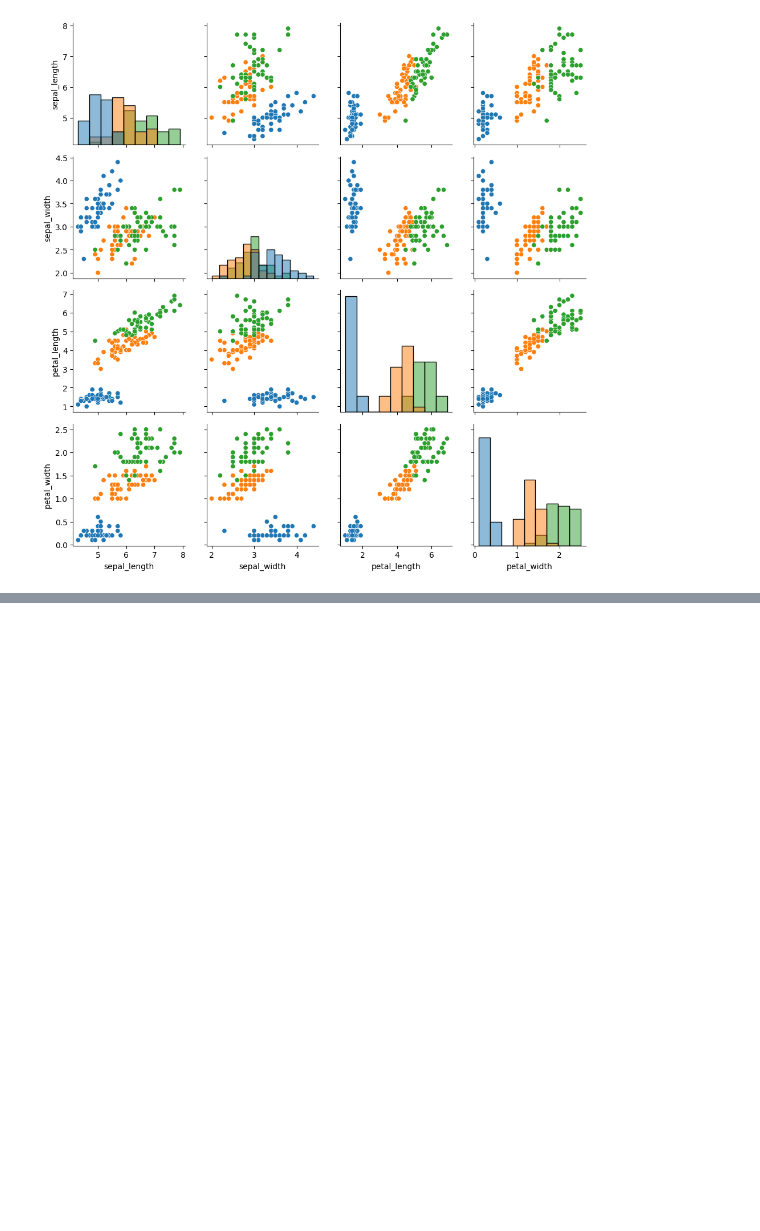
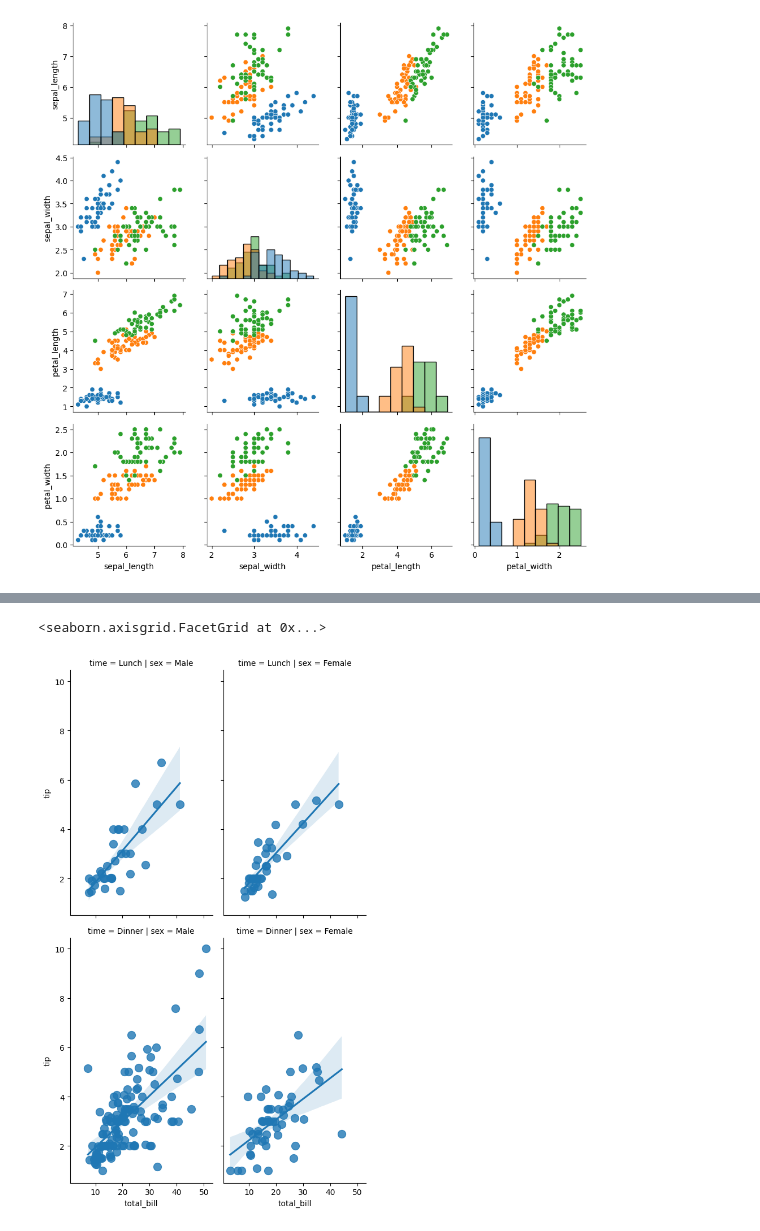
Before and after one commit to BoastfulApex/Data-ScienseLessoons, a Jupyter notebook: seaborn.ipynb, the cells around one changed output, grey strips where cells are left out. Saved outputs shown, nothing was run; the diff lists cells and outputs as text; code cells hidden in the pictures; blank space fills up the shorter version.

```diff
--- a/seaborn.ipynb
+++ b/seaborn.ipynb
@@ -126,0 +137,6 @@ sns.PairGrid(iris, hue='species').map_diag(sns.histplot).map_offdiag(sns.scatter
+# %%
+sns.lmplot(x='total_bill', y='tip', data=tips, scatter_kws={'s': 100},
+           col='sex', row='time', palette='Set2', height=5, aspect=0.6)
+# %% [output]
+<seaborn.axisgrid.FacetGrid at 0x...>
+[figure, added]
```
Also changed, not shown: parts of 1 cell of this notebook, 1 other file.
